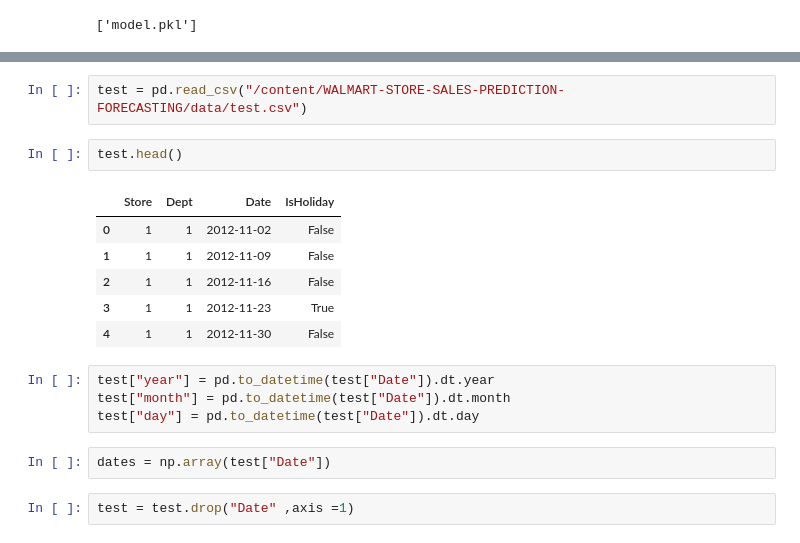
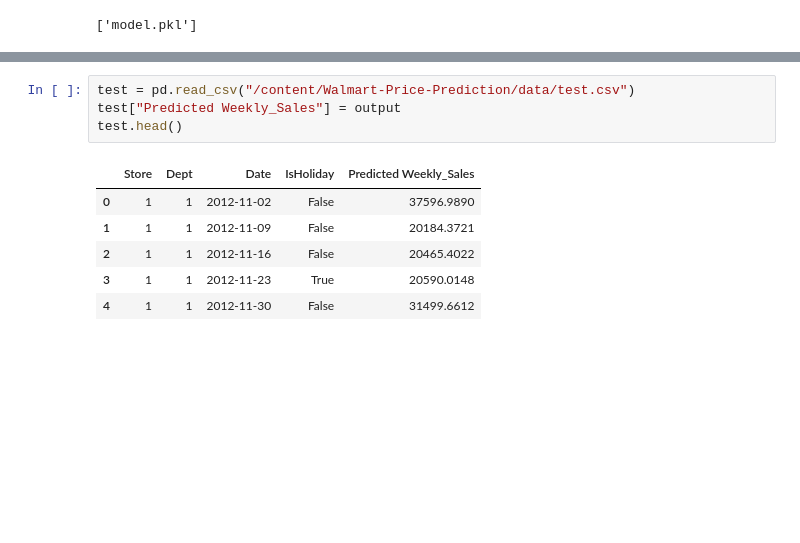
Before and after one commit to Rounak-Das-02/Walmart-Price-Prediction, a Jupyter notebook: Walmart Price Prediction.ipynb, the cells around one changed output, grey strips where cells are left out. Cells and saved outputs as stored; diff of their text form; blank space fills up the shorter version.

```diff
--- a/Walmart Price Prediction.ipynb
+++ b/Walmart Price Prediction.ipynb
@@ -104,19 +80,11 @@ x_train = joblib.load("/content/to be fit_transformed into the Standard Scaler")
 # %%
-test = pd.read_csv("/content/WALMART-STORE-SALES-PREDICTION-FORECASTING/data/test.csv")
+test = pd.read_csv("/content/Walmart-Price-Prediction/data/test.csv")
+test["Predicted Weekly_Sales"] = output
+test.head()
+# %% [output]
+|  | Store | Dept | Date | IsHoliday | Predicted Weekly_Sales |
+| 0 | 1 | 1 | 2012-11-02 | False | 37596.9890 |
+| 1 | 1 | 1 | 2012-11-09 | False | 20184.3721 |
+| 2 | 1 | 1 | 2012-11-16 | False | 20465.4022 |
+| 3 | 1 | 1 | 2012-11-23 | True | 20590.0148 |
+| 4 | 1 | 1 | 2012-11-30 | False | 31499.6612 |
-# %%
-test.head()
-# %% [output]
-|  | Store | Dept | Date | IsHoliday |
-| 0 | 1 | 1 | 2012-11-02 | False |
-| 1 | 1 | 1 | 2012-11-09 | False |
-| 2 | 1 | 1 | 2012-11-16 | False |
-| 3 | 1 | 1 | 2012-11-23 | True |
-| 4 | 1 | 1 | 2012-11-30 | False |
-# %%
-test["year"] = pd.to_datetime(test["Date"]).dt.year
-test["month"] = pd.to_datetime(test["Date"]).dt.month
-test["day"] = pd.to_datetime(test["Date"]).dt.day
-# %%
-dates = np.array(test["Date"])
-# %%
-test = test.drop("Date" ,axis =1)
```
Also changed, not shown: parts of 20 cells of this notebook.
